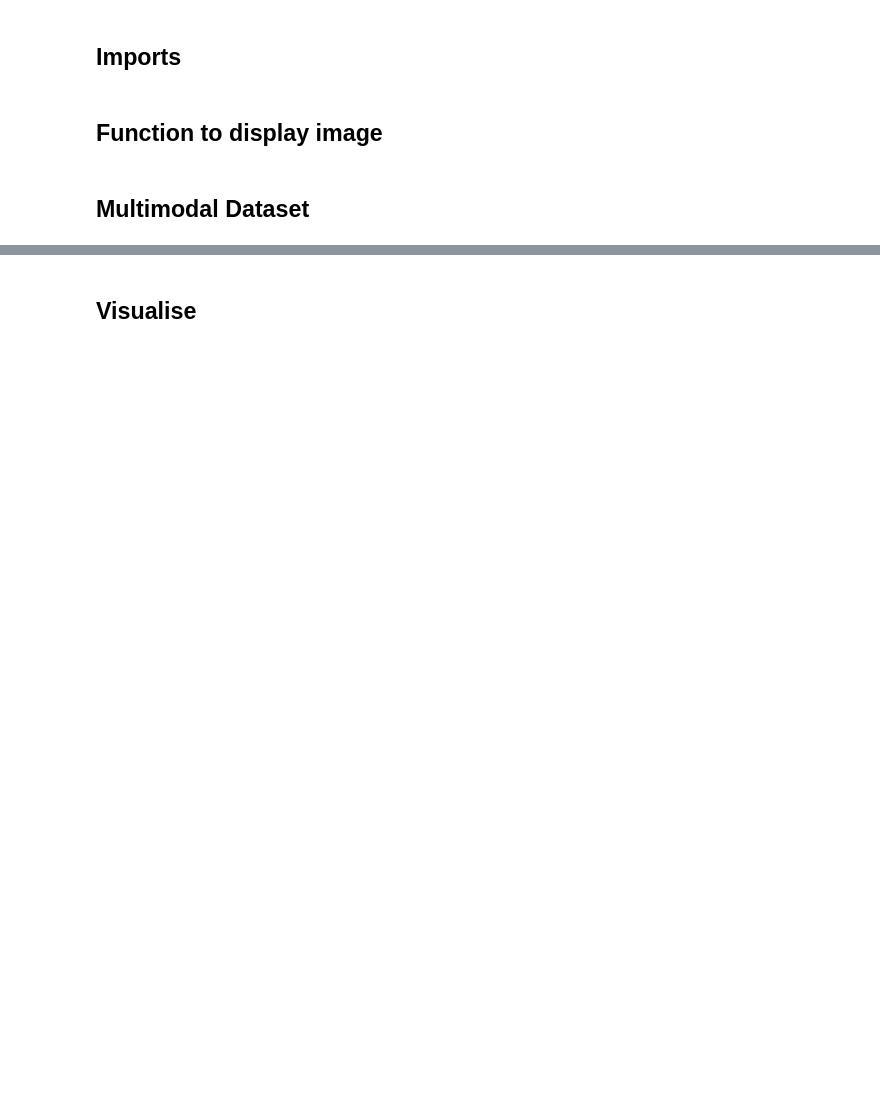
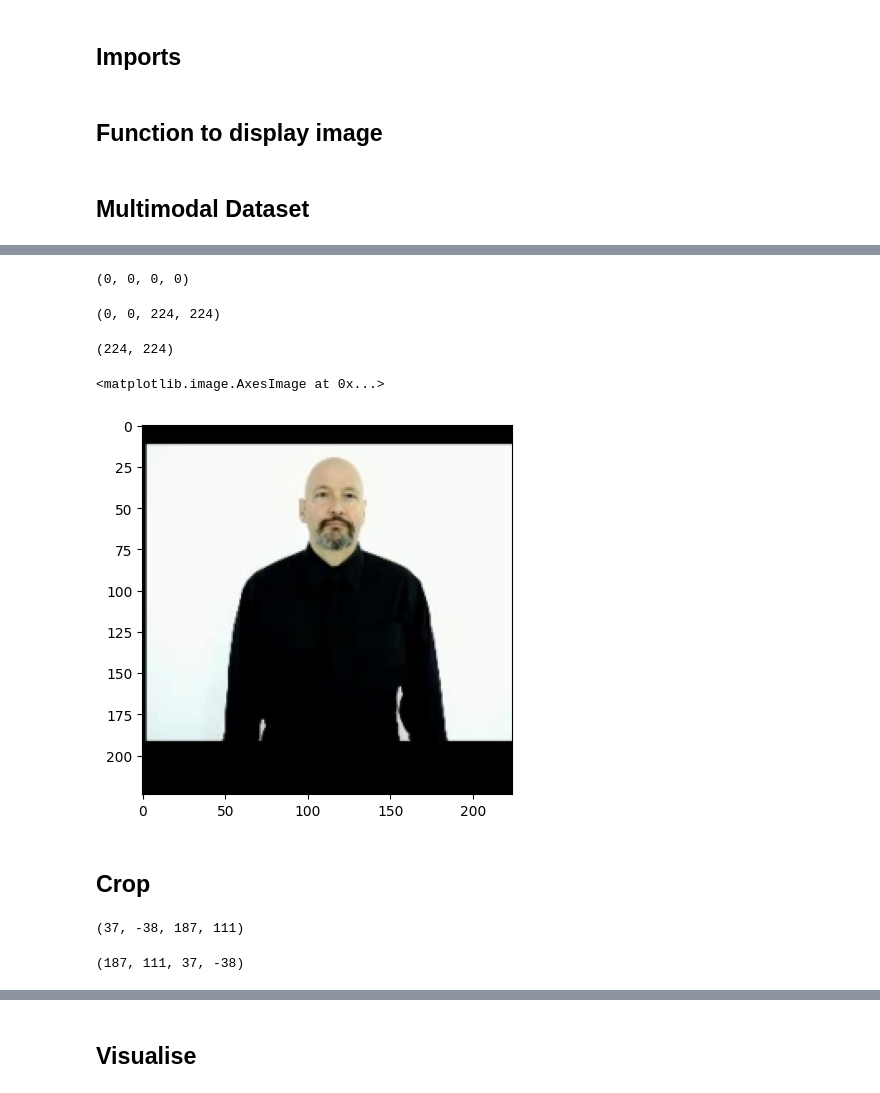
Before and after one commit to UoA-CARES/sign-language-benchmarks, a Jupyter notebook: experiments/wlasl/seven_sees/dataset_output.ipynb, the cells around one changed output, grey strips where cells are left out. Cells and saved outputs as stored; diff of their text form; code cells hidden in the pictures; blank space fills up the shorter version.

```diff
--- a/experiments/wlasl/seven_sees/dataset_output.ipynb
+++ b/experiments/wlasl/seven_sees/dataset_output.ipynb
@@ -141,0 +75,53 @@ import cv2
+# %%
+pad_left=0
+pad_right=0
+pad_up=0
+pad_down=0
+
+if(x0<0):
+    pad_left=-x0
+if(x1>w):
+    pad_right=x1-w
+if(y0<0):
+    pad_up=-y0
+if(y1>h):
+    pad_down=y1-h
+
+x0=pad_left
+x1=w+pad_left
+y0=pad_up
+y1=h+pad_up
+# %%
+pad_left, pad_right, pad_up, pad_down
+# %% [output]
+(0, 0, 0, 0)
+# %%
+x0, y0, x1, y1
+# %% [output]
+(0, 0, 224, 224)
+# %%
+h+pad_up+pad_down, w+pad_left+pad_right
+# %% [output]
+(224, 224)
+# %%
+padded = np.zeros((h+pad_up+pad_down, w+pad_left+pad_right, 3), dtype=np.uint8)
+# %%
+padded[y0:y1, x0:x1] = img
+# %%
+plt.imshow(padded)
+# %% [output]
+<matplotlib.image.AxesImage at 0x...>
+[figure, added]
+# %% [markdown]
+## Crop
+# %%
+x0, y0, x1, y1 = [int(value) for value in results['pose'][0]['face']]
+if x0<0:
+    x0=0
+
+if y0<0:
+    y0=0
+
+x0,x1,y0,y1
+# %% [output]
+(37, -38, 187, 111)
@@ -141,0 +139,4 @@ import cv2
+# %%
+x0,x1,y0,y1
+# %% [output]
+(187, 111, 37, -38)
```
Also changed, not shown: parts of 44 cells of this notebook, 5 other files.
